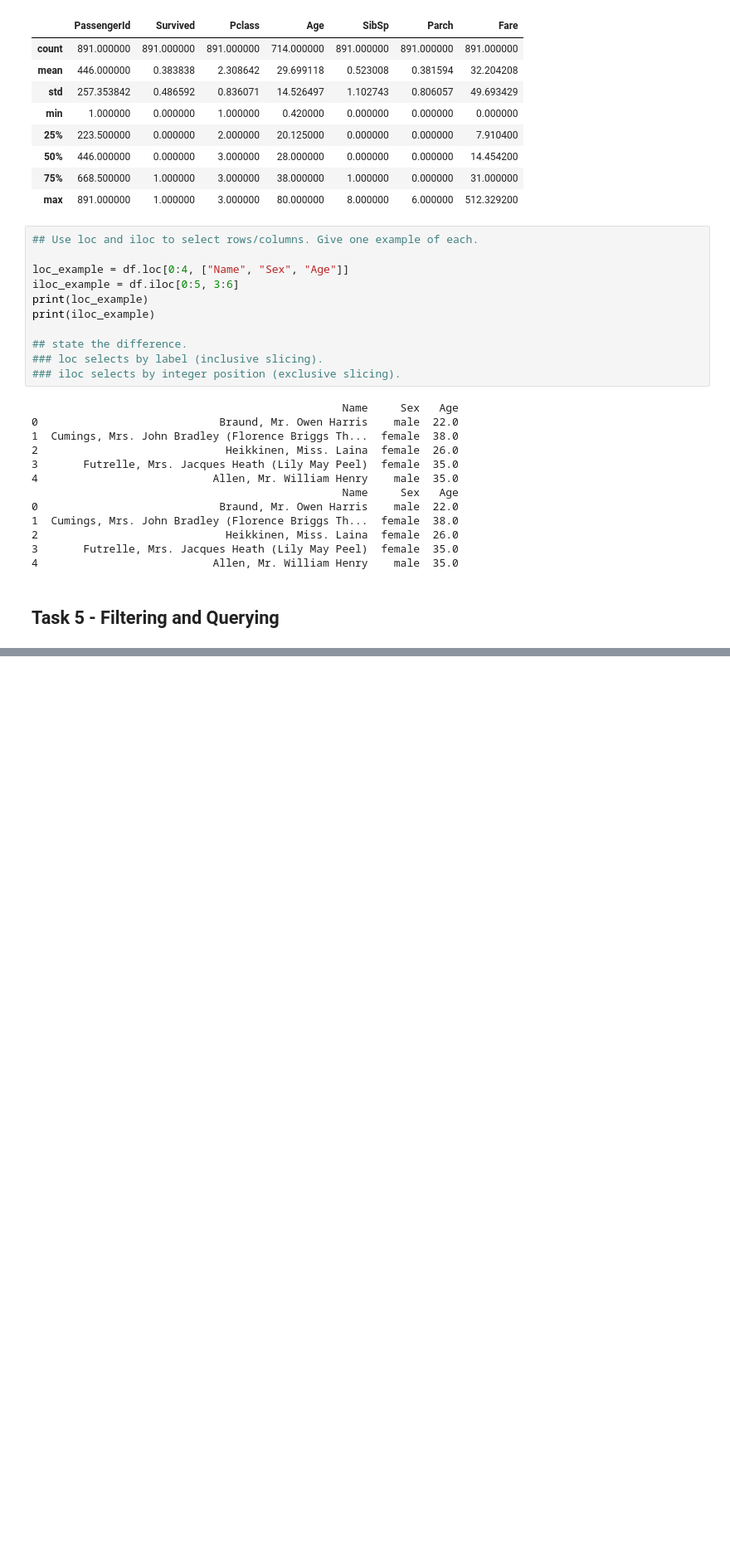
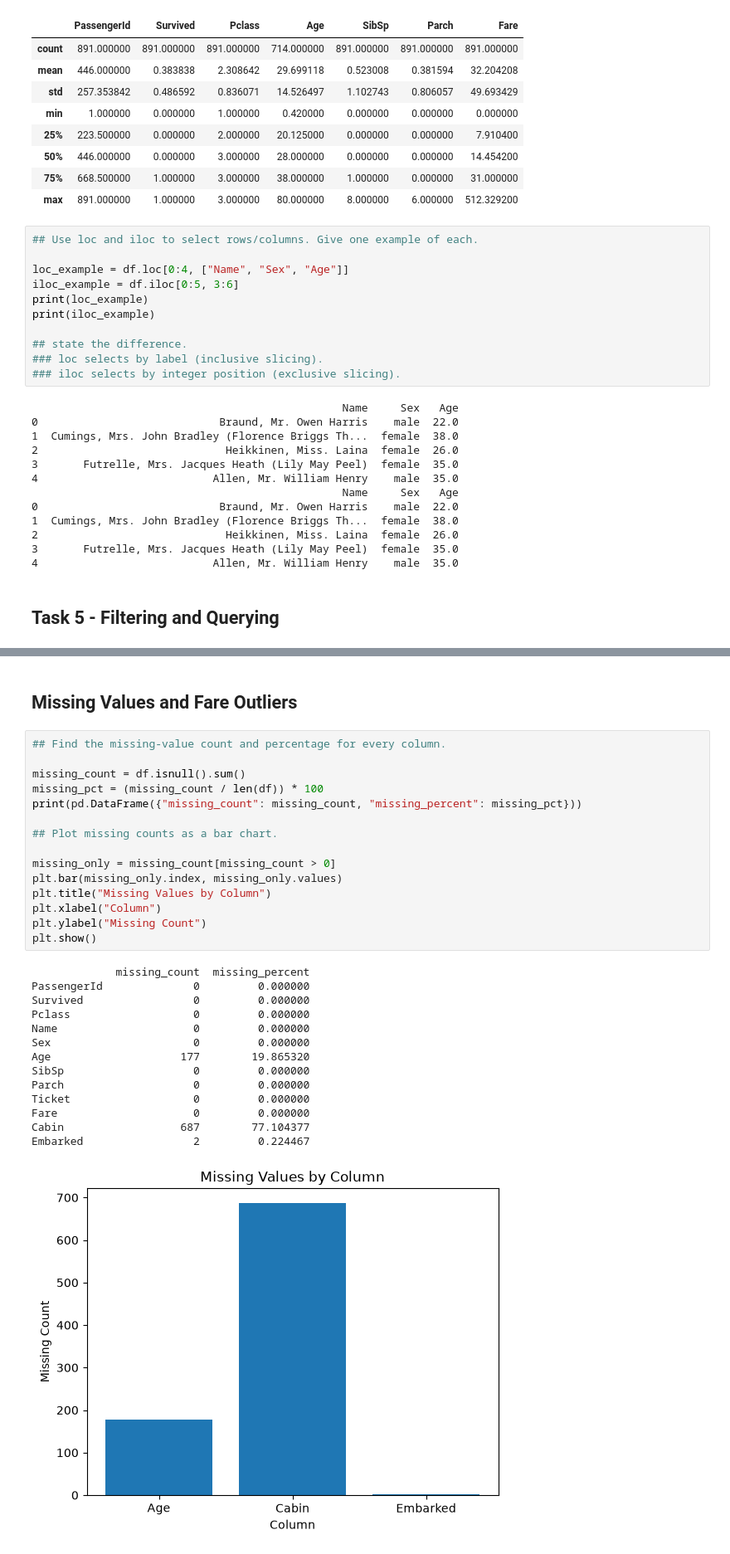
Before and after one commit to lakshitapagaria31/202618052_LakshitaPagaria_DS605, a Jupyter notebook: 202618052_Lab_2/202618052_Lab_2.ipynb, the cells around one changed output, grey strips where cells are left out. Shown at 83% size. Drawn from its saved outputs; the diff is of its cells as text; blank space fills up the shorter version.

```diff
--- a/202618052_Lab_2/202618052_Lab_2.ipynb
+++ b/202618052_Lab_2/202618052_Lab_2.ipynb
@@ -276,0 +368,32 @@ print(iloc_example)
+# %% [markdown]
+## Missing Values and Fare Outliers
+# %%
+## Find the missing-value count and percentage for every column.
+
+missing_count = df.isnull().sum()
+missing_pct = (missing_count / len(df)) * 100
+print(pd.DataFrame({"missing_count": missing_count, "missing_percent": missing_pct}))
+
+## Plot missing counts as a bar chart.
+
+missing_only = missing_count[missing_count > 0]
+plt.bar(missing_only.index, missing_only.values)
+plt.title("Missing Values by Column")
+plt.xlabel("Column")
+plt.ylabel("Missing Count")
+plt.show()
+# %% [output]
+             missing_count  missing_percent
+PassengerId              0         0.000000
+Survived                 0         0.000000
+Pclass                   0         0.000000
+Name                     0         0.000000
+Sex                      0         0.000000
+Age                    177        19.865320
+SibSp                    0         0.000000
+Parch                    0         0.000000
+Ticket                   0         0.000000
+Fare                     0         0.000000
+Cabin                  687        77.104377
+Embarked                 2         0.224467
+[figure, added]
```
Also changed, not shown: parts of 23 cells of this notebook, 1 other file.
